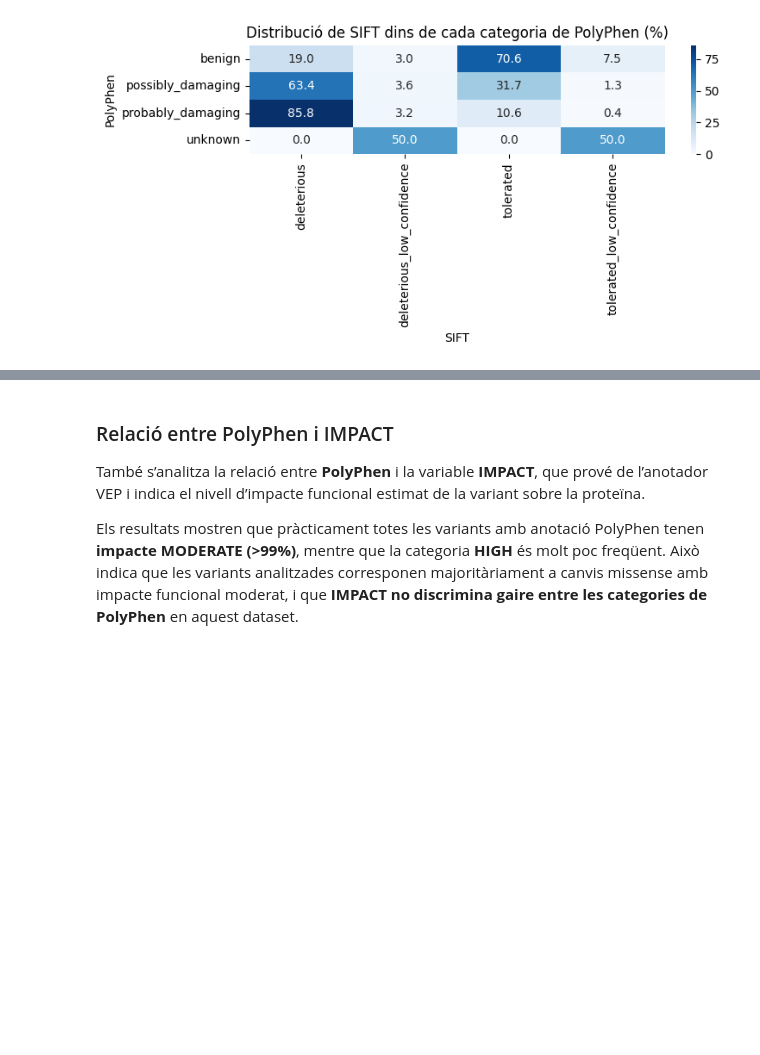
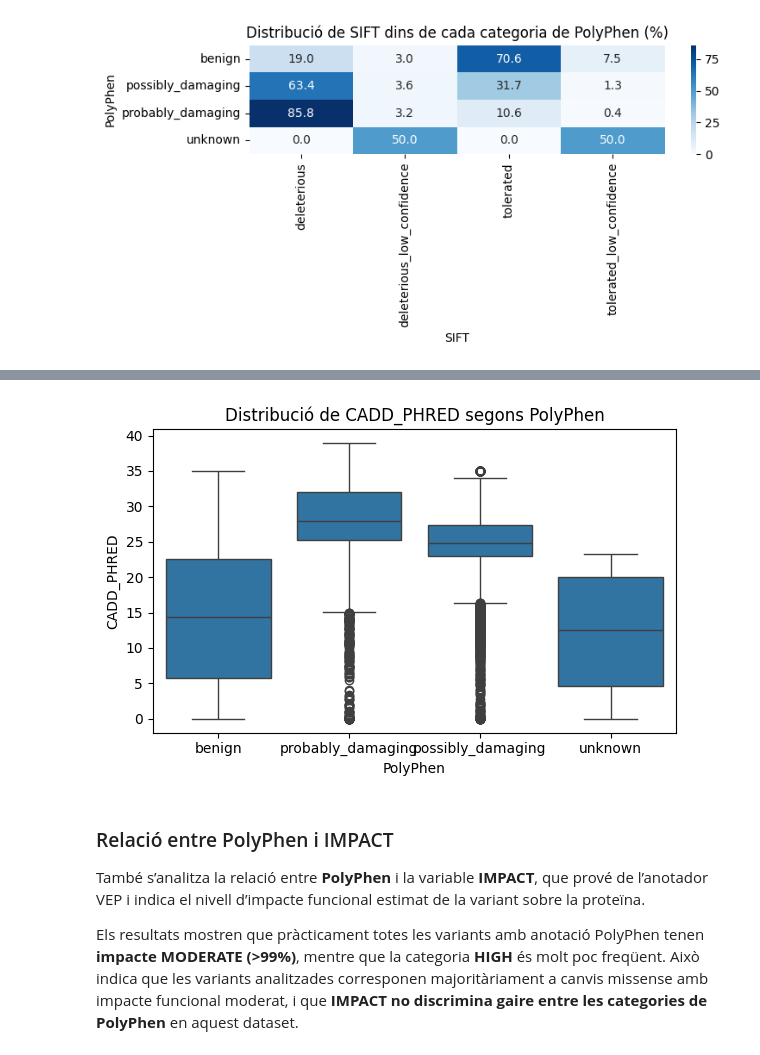
Before and after one commit to eliagarcia/tfg-genetic-variants, a Jupyter notebook: notebooks/PolyPhen.ipynb, the cells around one changed output, grey strips where cells are left out. Saved outputs shown, nothing was run; the diff lists cells and outputs as text; code cells hidden in the pictures; blank space fills up the shorter version.

```diff
--- a/notebooks/PolyPhen.ipynb
+++ b/notebooks/PolyPhen.ipynb
@@ -157,3 +163,17 @@ plt.show()
+# %%
+tmp = df[df["PolyPhen"].notna()].copy()
+
+plt.figure(figsize=(6,4))
+sns.boxplot(x="PolyPhen", y="CADD_PHRED", data=tmp)
+
+plt.title("Distribució de CADD_PHRED segons PolyPhen")
+plt.xlabel("PolyPhen")
+plt.ylabel("CADD_PHRED")
+
+plt.tight_layout()
+plt.show()
+# %% [output]
+[figure, added]
 # %% [markdown]
 ### Relació entre PolyPhen i IMPACT
 
```
Also changed, not shown: parts of 2 cells of this notebook.
